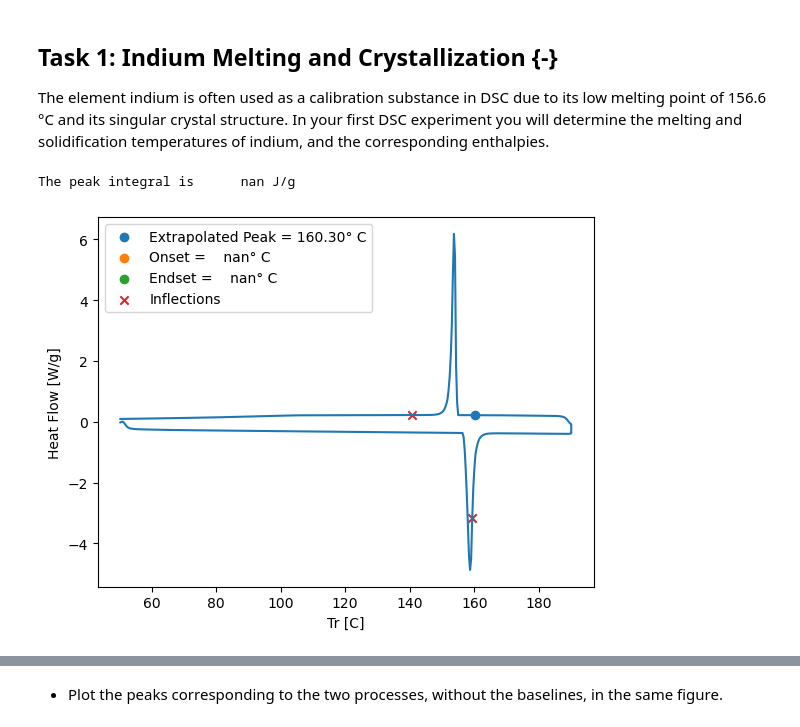
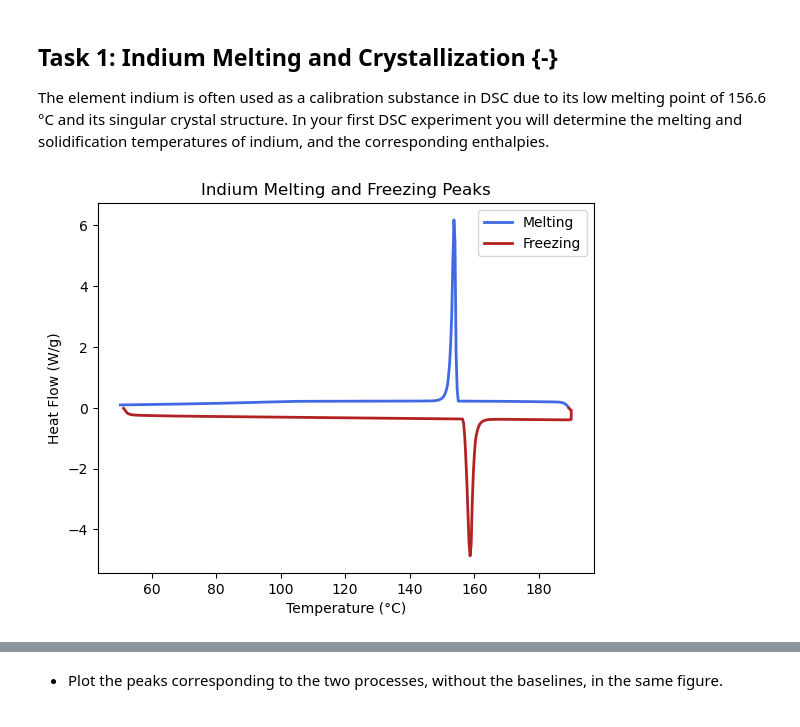
Before and after one commit to DavidShreve/PChemLab, a Jupyter notebook: DSC_Worksheet.ipynb, the cells around one changed output, grey strips where cells are left out. Drawn from its saved outputs; the diff is of its cells as text; code cells hidden in the pictures.

```diff
--- a/DSC_Worksheet.ipynb
+++ b/DSC_Worksheet.ipynb
@@ -318,6 +328,55 @@ indium_peaks = [indium_melting, indium_freezing]
-# %%
-# if you have set your time interval correctly and want to analyze your peak, run the command below
-analyze_peak(indium_freezing, xaxis='Tr', verbose=True) # verbose = True will show the plot
-# %% [output]
-The peak integral is      nan J/g
-[figure, removed]
+# %%
+import matplotlib.pyplot as plt
+
+# Example time ranges (adjust these based on your data)
+indium_melting = {
+    'path': path,
+    'name': 'indium.txt',
+    'label': 'In Melting',
+    'time_start': 3,  # Adjust to capture melting peak
+    'time_end': 900,    # Adjust to capture melting peak
+    'baseline_type': 'line'
+}
+indium_freezing = {
+    'path': path,
+    'name': 'indium.txt',
+    'label': 'In Freezing',
+    'time_start': 3,  # Adjust to capture freezing peak
+    'time_end': 900,    # Adjust to capture freezing peak
+    'baseline_type': 'line'
+}
+
+# Filter data
+filter_data(indium_melting)
+filter_data(indium_freezing)
+
+freezing_data = indium_freezing['filtered_data']
+melting_data = indium_melting['filtered_data']
+
+# Plot melting (positive heat flow, endothermic) in royalblue
+melting_mask = melting_data['Heat-Flow'] > 0.01
+plt.plot(
+    melting_data['Tr'][melting_mask],
+    melting_data['Heat-Flow'][melting_mask],
+    label='Melting',  # Corrected label
+    color='royalblue',
+    linewidth=2
+)
+
+# Plot freezing (negative heat flow, exothermic) in firebrick
+freezing_mask = freezing_data['Heat-Flow'] < 0
+plt.plot(
+    freezing_data['Tr'][freezing_mask],
+    freezing_data['Heat-Flow'][freezing_mask],
+    label='Freezing',  # Corrected label
+    color='firebrick',
+    linewidth=2
+)
+
+plt.xlabel('Temperature (°C)')
+plt.ylabel('Heat Flow (W/g)')
+plt.title('Indium Melting and Freezing Peaks')
+plt.legend()
+plt.show()
+# %% [output]
+[figure, added]
```
Also changed, not shown: parts of 7 cells of this notebook, 45 other files.
